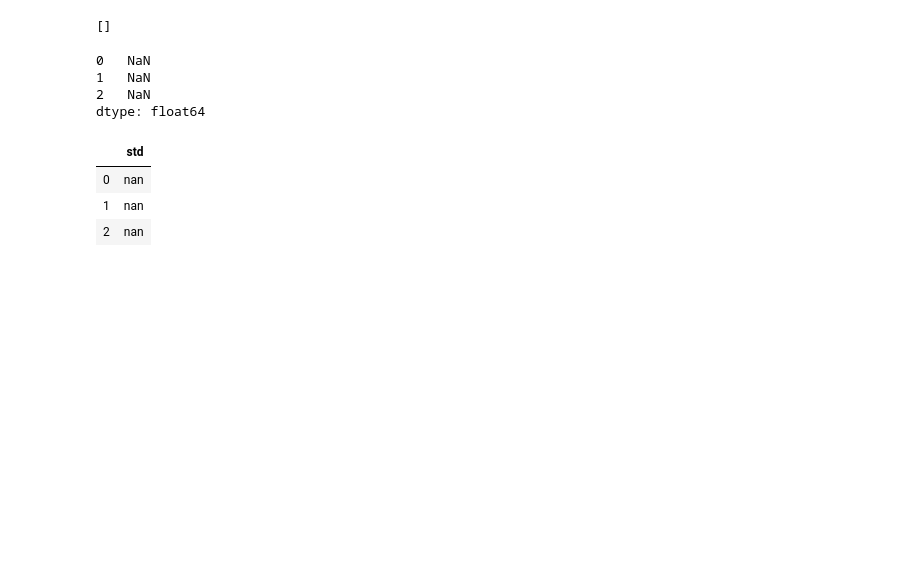
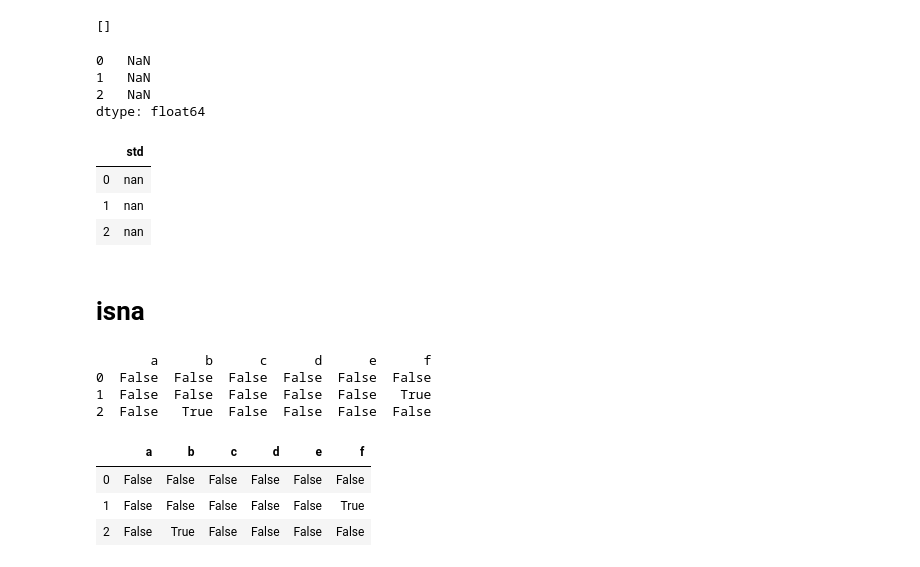
Before and after one commit to najafmurtaza/Analytica, a Jupyter notebook: Test Lib.ipynb, the cells around one changed output. Drawn from its saved outputs; the diff is of its cells as text; code cells hidden in the pictures; blank space fills up the shorter version.

Commit message:
added `isna` method

```diff
--- a/Test Lib.ipynb
+++ b/Test Lib.ipynb
@@ -759,3 +759,17 @@ dtype: float64
 | 0 | nan |
 | 1 | nan |
 | 2 | nan |
+# %% [markdown]
+# isna
+# %%
+print(pd_df.isna())
+alt_df.isna()
+# %% [output]
+       a      b      c      d      e      f
+0  False  False  False  False  False  False
+1  False  False  False  False  False   True
+2  False   True  False  False  False  False
+|  | a | b | c | d | e | f |
+| 0 | False | False | False | False | False | False |
+| 1 | False | False | False | False | False | True |
+| 2 | False | True | False | False | False | False |
```
Also changed, not shown: parts of 27 cells of this notebook, 2 other files.
